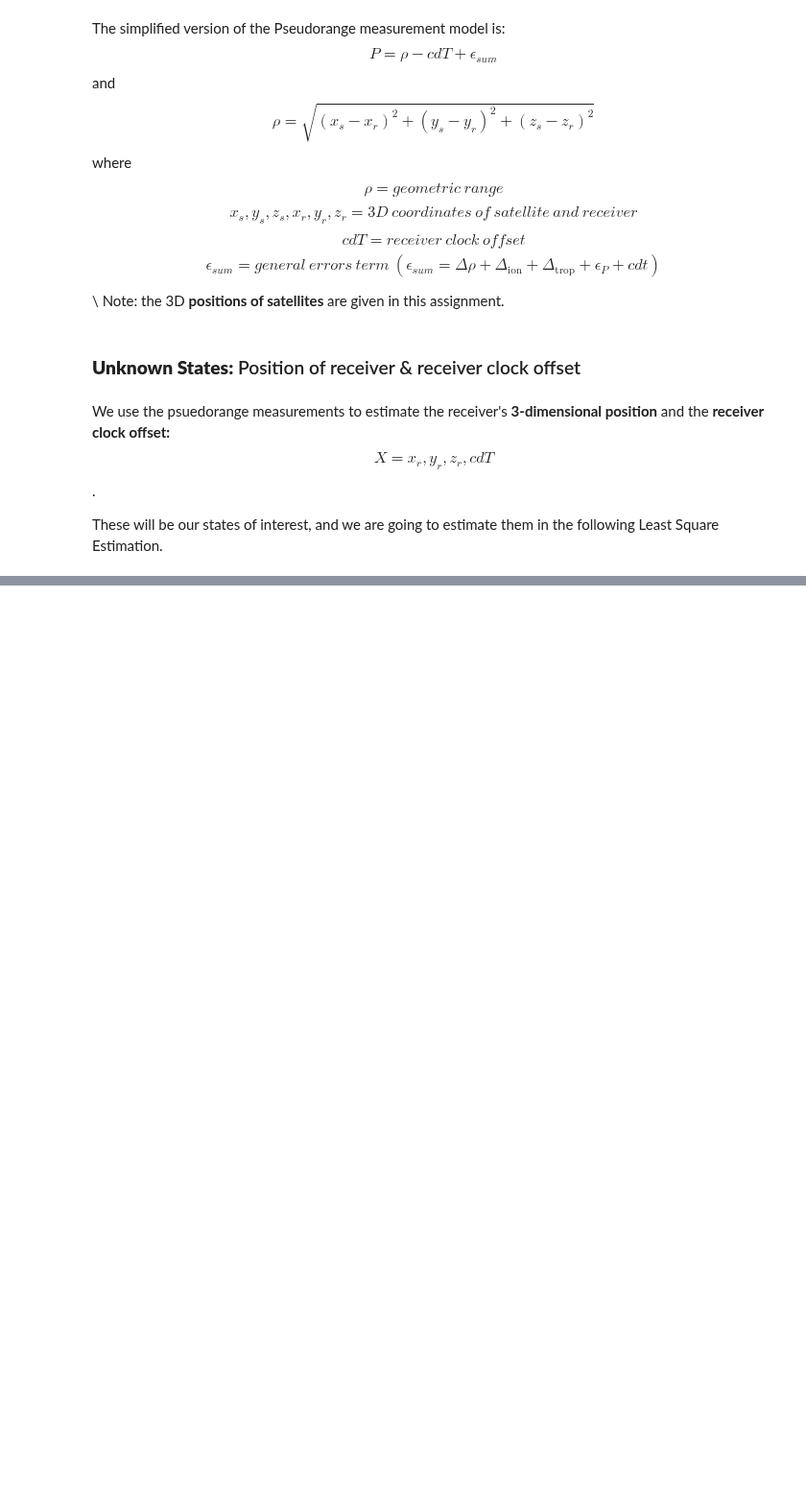
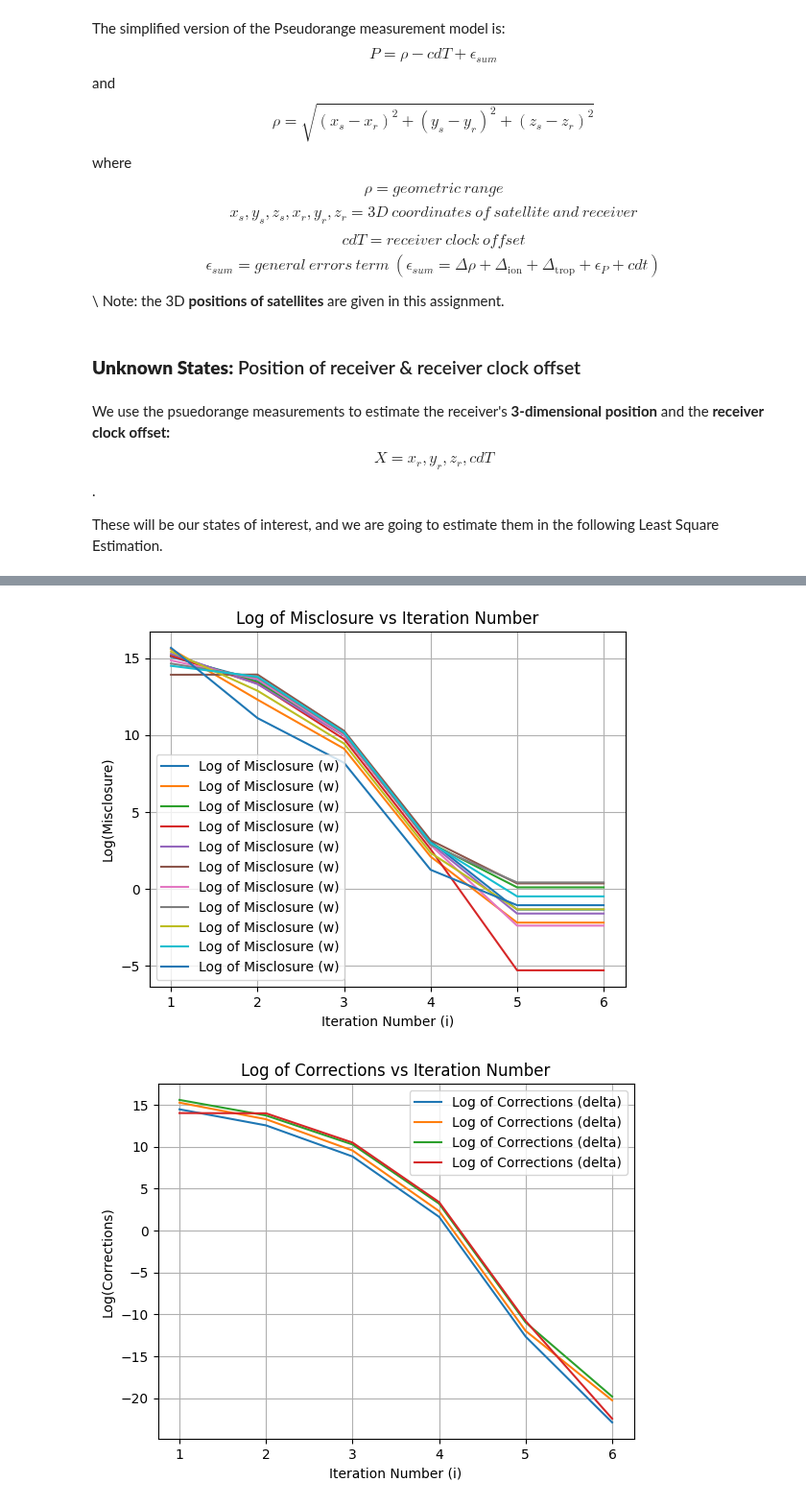
Before and after one commit to quinnledingham/engg680_2024_fall, a Jupyter notebook: Lab_Assignment2/LeastSquareEstimation.ipynb, the cells around one changed output, grey strips where cells are left out. Shown at 96% size. Cells and saved outputs as stored; diff of their text form; code cells hidden in the pictures; blank space fills up the shorter version.

```diff
--- a/Lab_Assignment2/LeastSquareEstimation.ipynb
+++ b/Lab_Assignment2/LeastSquareEstimation.ipynb
@@ -340,7 +357,7 @@ P = #...
 # step 4
 # set the initial states as zeros:
 # (1 mark)
-x_0 = #...
+x_0 = np.zeros(m)
 # %%
 # step 5
 # GroundTruth coordiantes of the receiver
@@ -349,12 +366,12 @@ GroundTruth=np.array([-1633489.37967725,	-3651627.18250363,	4952481.61954918])
 # step 6
 # initialize the corrections array as ones, iteration loop counter i as zero and related arrays
 # (2 mark)
-delta = #...
-i = #...
+delta = np.ones(m)
+i = 0
 arr_w = []
 arr_delta=[]
 arr_err_pos = []
-arr_i = []
+arr_counter = []
 x_hat = x_0.copy()
 # %%
 # step 7
@@ -364,7 +381,7 @@ x_hat = x_0.copy()
 # you can either use the numpy function or code the math manually
 # (1 marks)
 def euclidean_norm(receiver_pos, satellite_pos):
-  #...
+  distance = np.linalg.norm(satellite_pos - receiver_pos, axis=1)
   return distance
 # %%
 # step 8
@@ -373,7 +390,15 @@ def euclidean_norm(receiver_pos, satellite_pos):
 # the function should return an two-dimensional array which represents the design matrix A
 # (2 marks)
 def design_matrix(r_pos, s_pos, rho):
-  #...
+  A = np.zeros((n,4))
+  for i in range(n):
+        delta_x = s_pos[i, 0] - r_pos[0]
+        delta_y = s_pos[i, 1] - r_pos[1]
+        delta_z = s_pos[i, 2] - r_pos[2]
+        A[i, 0] = delta_x / rho[i]
+        A[i, 1] = delta_y / rho[i]
+        A[i, 2] = delta_z / rho[i]
+        A[i, 3] = -1
   return A
 # %%
 # step 9
@@ -455,14 +520,47 @@ after the LSE convergence to the console.
 # %%
 # step 12
 # Using the imported matplotlib, plot the following (3 marks in total). Make sure to include proper axes information, legend, grid lines and title.
+import matplotlib.pyplot as plt
+import numpy as np
 
 # 1. Plot log of the misclosure w against the LSQ iteration number i
 # (1 marks)
-
+plt.figure()
+# Initialize arr_i before the loop and update it within the loop
+arr_i = []
+for i in range(len(arr_w)):
+    arr_i.append(i+1)
+plt.plot(arr_i, np.log(np.abs(arr_w)), label='Log of Misclosure (w)')
+plt.xlabel('Iteration Number (i)')
+plt.ylabel('Log(Misclosure)')
+plt.title('Log of Misclosure vs Iteration Number')
+plt.legend()
+plt.grid()
+plt.show()
 
 # 2. Plot log of the corrections delta against the LSQ iteration number i
 # (1 marks)
-
+plt.figure()
+# Use the same arr_i as above
+plt.plot(arr_i, np.log(np.abs(arr_delta)), label='Log of Corrections (delta)') # Use the same arr_i
+plt.xlabel('Iteration Number (i)')
+plt.ylabel('Log(Corrections)')
+plt.title('Log of Corrections vs Iteration Number')
+plt.legend()
+plt.grid()
+plt.show()
 
 # 3. Plot log of the 3D position errors against the LSQ iteration number i
 # (1 marks)
+plt.figure()
+# Use the same arr_i as above
+plt.plot(arr_i, np.log(np.abs(arr_err_pos)), label='Log of 3D Position Errors') # Use the same arr_i
+plt.xlabel('Iteration Number (i)')
+plt.ylabel('Log(3D Position Errors)')
+plt.title('Log of 3D Position Errors vs Iteration Number')
+plt.legend()
+plt.grid()
+plt.show()
+# %% [output]
+[figure, added]
+[figure, added]
```
Also changed, not shown: parts of 14 cells of this notebook.
